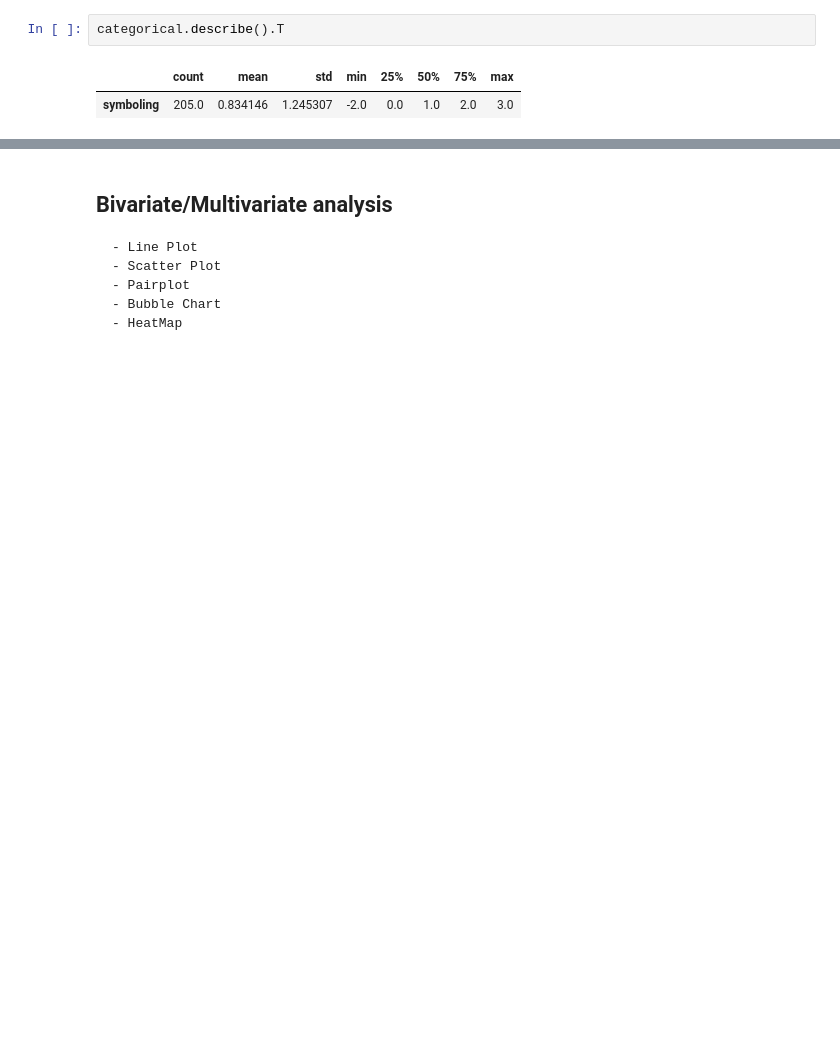
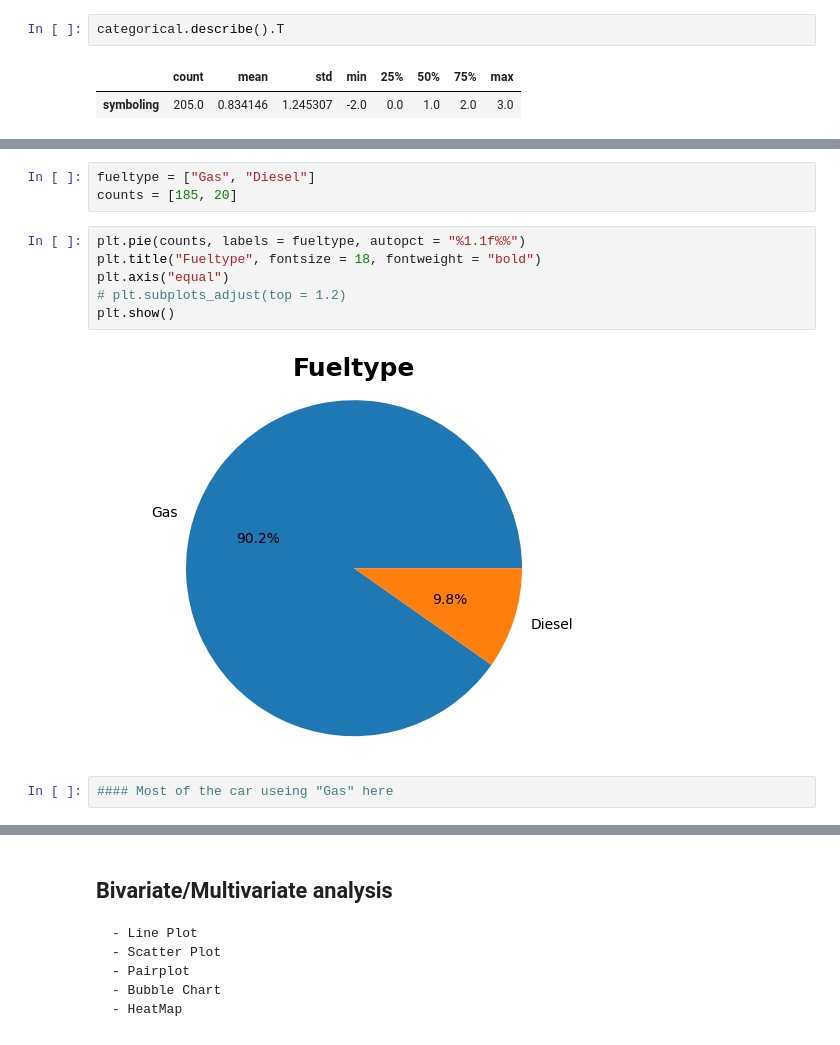
Before and after one commit to Rasel1435/Car_Price_Strategy, a Jupyter notebook: Car_Price (Classification_Case_Study_1)/a_Preprocess/a_EDA.ipynb, the cells around one changed output, grey strips where cells are left out. Saved outputs shown, nothing was run; the diff lists cells and outputs as text; blank space fills up the shorter version.

```diff
--- a/Car_Price (Classification_Case_Study_1)/a_Preprocess/a_EDA.ipynb
+++ b/Car_Price (Classification_Case_Study_1)/a_Preprocess/a_EDA.ipynb
@@ -443,0 +503,13 @@ categorical.describe().T
+# %%
+fueltype = ["Gas", "Diesel"]
+counts = [185, 20]
+# %%
+plt.pie(counts, labels = fueltype, autopct = "%1.1f%%")
+plt.title("Fueltype", fontsize = 18, fontweight = "bold")
+plt.axis("equal")
+# plt.subplots_adjust(top = 1.2)
+plt.show()
+# %% [output]
+[figure, added]
+# %%
+#### Most of the car useing "Gas" here
```
Also changed, not shown: parts of 35 cells of this notebook.
